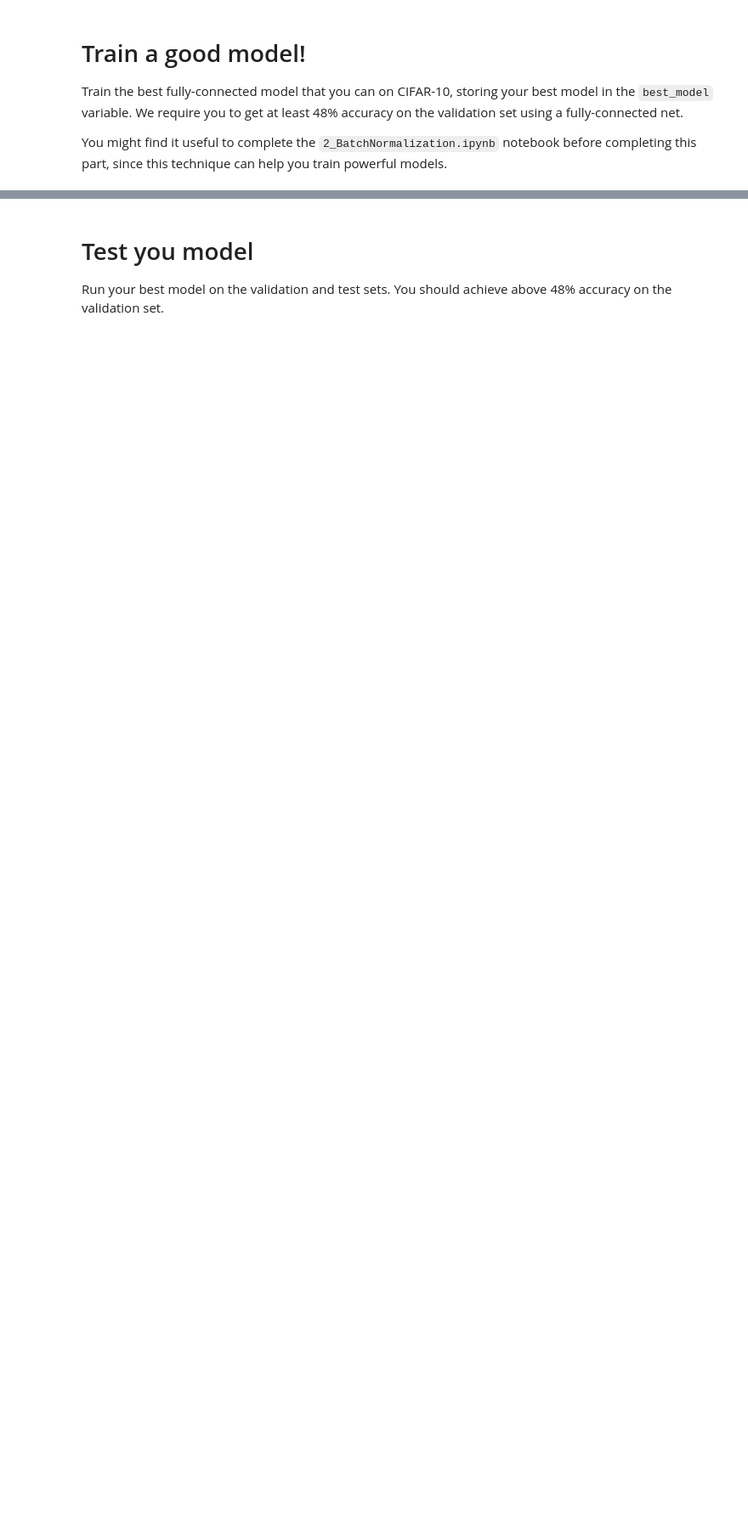
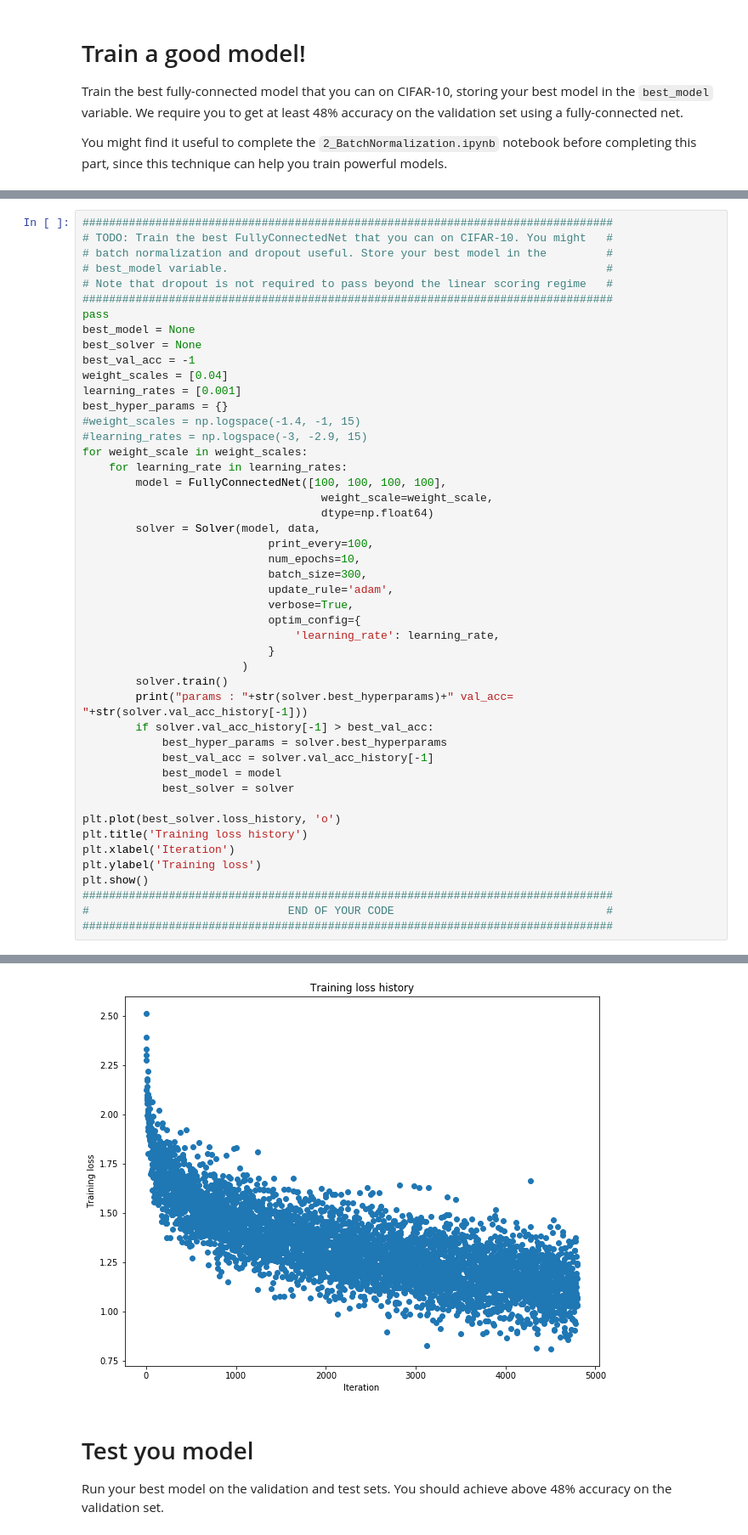
Before and after one commit to dugarsumit/dl4cv_exercises, a Jupyter notebook: DL4CV_Exercise2/1_FullyConnectedNets.ipynb, the cells around one changed output, grey strips where cells are left out. Shown: that part at 85% size. Saved outputs shown, nothing was run; the diff lists cells and outputs as text; blank space fills up the shorter version.

```diff
--- a/DL4CV_Exercise2/1_FullyConnectedNets.ipynb
+++ b/DL4CV_Exercise2/1_FullyConnectedNets.ipynb
@@ -605,0 +701,48 @@ pass
+# %%
+################################################################################
+# TODO: Train the best FullyConnectedNet that you can on CIFAR-10. You might   #
+# batch normalization and dropout useful. Store your best model in the         #
+# best_model variable.                                                         #
+# Note that dropout is not required to pass beyond the linear scoring regime   #
+################################################################################
+pass
+best_model = None
+best_solver = None
+best_val_acc = -1
+weight_scales = [0.04]
+learning_rates = [0.001]
+best_hyper_params = {}
+#weight_scales = np.logspace(-1.4, -1, 15)
+#learning_rates = np.logspace(-3, -2.9, 15)
+for weight_scale in weight_scales:
+    for learning_rate in learning_rates:
+        model = FullyConnectedNet([100, 100, 100, 100],
+                                    weight_scale=weight_scale,
+                                    dtype=np.float64)
+        solver = Solver(model, data,
+                            print_every=100,
+                            num_epochs=10,
+                            batch_size=300,
+                            update_rule='adam',
+                            verbose=True,
+                            optim_config={
+                                'learning_rate': learning_rate,
+                            }
+                        )
+        solver.train()
+        print("params : "+str(solver.best_hyperparams)+" val_acc= "+str(solver.val_acc_history[-1]))
+        if solver.val_acc_history[-1] > best_val_acc:
+            best_hyper_params = solver.best_hyperparams
+            best_val_acc = solver.val_acc_history[-1]
+            best_model = model
+            best_solver = solver
+
+plt.plot(best_solver.loss_history, 'o')
+plt.title('Training loss history')
+plt.xlabel('Iteration')
+plt.ylabel('Training loss')
+plt.show()
+################################################################################
+#                              END OF YOUR CODE                                #
+################################################################################
+# %% [output]
@@ -606,3 +766,4 @@ pass
+[figure, added]
 # %% [markdown]
 # Test you model
 Run your best model on the validation and test sets. You should achieve above 48% accuracy on the validation set.
```
Also changed, not shown: parts of 18 cells of this notebook, 5 other files.
